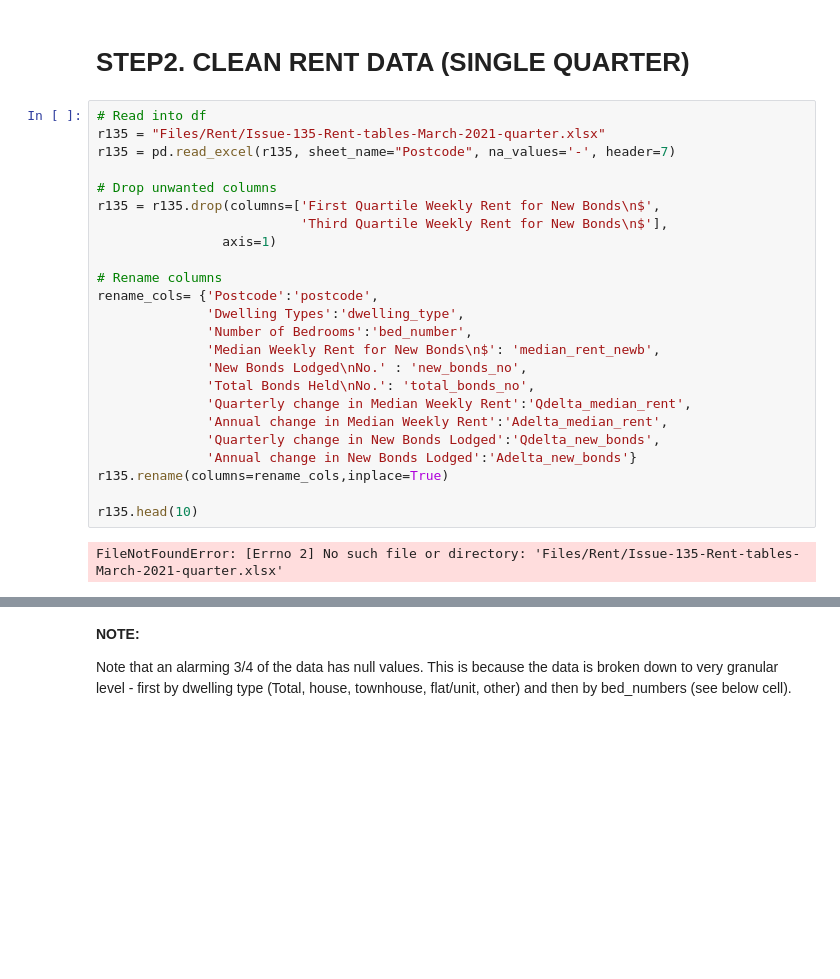
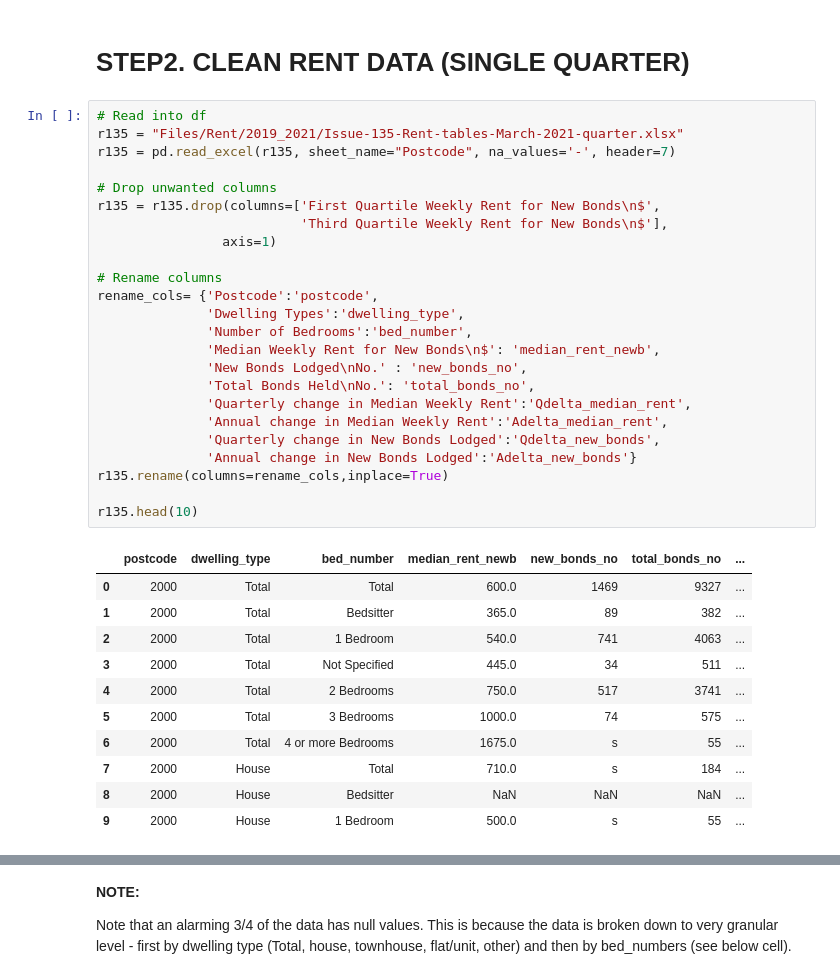
Before and after one commit to walthersy/NSW-house-price, a Jupyter notebook: Data Cleaning Process.ipynb, the cells around one changed output, grey strips where cells are left out. Saved outputs shown, nothing was run; the diff lists cells and outputs as text; blank space fills up the shorter version.

```diff
--- a/Data Cleaning Process.ipynb
+++ b/Data Cleaning Process.ipynb
@@ -178,30 +178,40 @@ s136
 # STEP2. CLEAN RENT DATA (SINGLE QUARTER) #
 # %%
 # Read into df
-r135 = "Files/Rent/Issue-135-Rent-tables-March-2021-quarter.xlsx"
+r135 = "Files/Rent/2019_2021/Issue-135-Rent-tables-March-2021-quarter.xlsx"
 r135 = pd.read_excel(r135, sheet_name="Postcode", na_values='-', header=7)
 
 # Drop unwanted columns
 r135 = r135.drop(columns=['First Quartile Weekly Rent for New Bonds\n$',
                           'Third Quartile Weekly Rent for New Bonds\n$'],
                 axis=1)
 
 # Rename columns
 rename_cols= {'Postcode':'postcode',
               'Dwelling Types':'dwelling_type',
               'Number of Bedrooms':'bed_number',
               'Median Weekly Rent for New Bonds\n$': 'median_rent_newb',
               'New Bonds Lodged\nNo.' : 'new_bonds_no',
               'Total Bonds Held\nNo.': 'total_bonds_no',
               'Quarterly change in Median Weekly Rent':'Qdelta_median_rent',
               'Annual change in Median Weekly Rent':'Adelta_median_rent',
               'Quarterly change in New Bonds Lodged':'Qdelta_new_bonds',
               'Annual change in New Bonds Lodged':'Adelta_new_bonds'}
 r135.rename(columns=rename_cols,inplace=True)
 
 r135.head(10)
 # %% [output]
-FileNotFoundError: [Errno 2] No such file or directory: 'Files/Rent/Issue-135-Rent-tables-March-2021-quarter.xlsx'
+|  | postcode | dwelling_type | bed_number | median_rent_newb | new_bonds_no | total_bonds_no | ... |
+| 0 | 2000 | Total | Total | 600.0 | 1469 | 9327 | ... |
+| 1 | 2000 | Total | Bedsitter | 365.0 | 89 | 382 | ... |
+| 2 | 2000 | Total | 1 Bedroom | 540.0 | 741 | 4063 | ... |
+| 3 | 2000 | Total | Not Specified | 445.0 | 34 | 511 | ... |
+| 4 | 2000 | Total | 2 Bedrooms | 750.0 | 517 | 3741 | ... |
+| 5 | 2000 | Total | 3 Bedrooms | 1000.0 | 74 | 575 | ... |
+| 6 | 2000 | Total | 4 or more Bedrooms | 1675.0 | s | 55 | ... |
+| 7 | 2000 | House | Total | 710.0 | s | 184 | ... |
+| 8 | 2000 | House | Bedsitter | NaN | NaN | NaN | ... |
+| 9 | 2000 | House | 1 Bedroom | 500.0 | s | 55 | ... |
 # %%
 # Check df shape and null values
 print(r135.shape)
```
Also changed, not shown: parts of 7 cells of this notebook.
